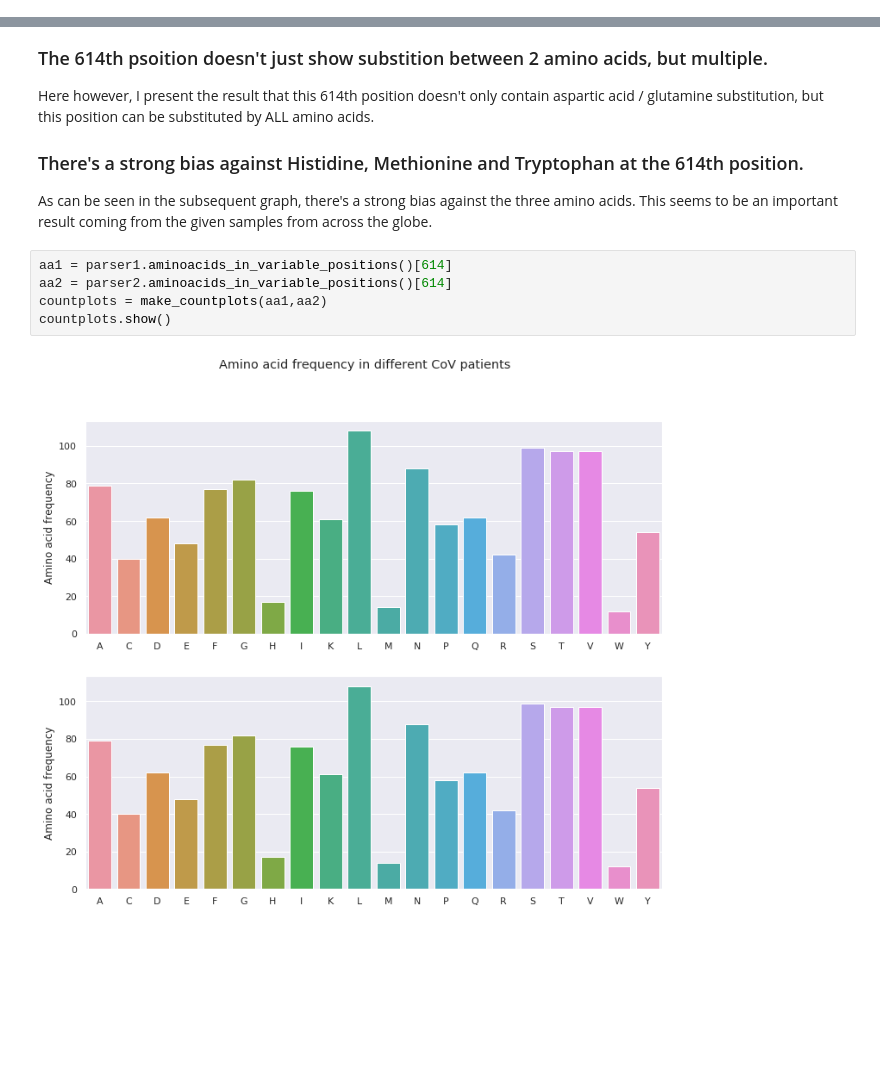
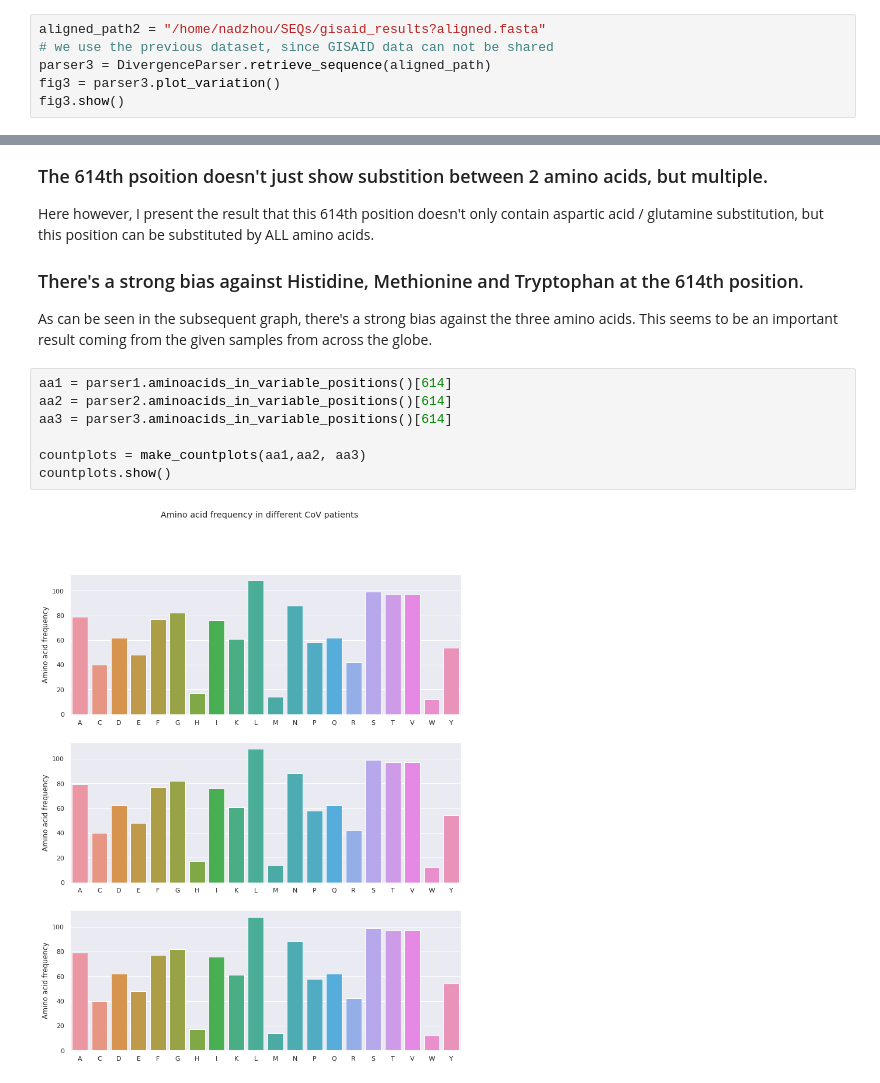
Before and after one commit to nadzhou/CoVPeek, a Jupyter notebook: notebooks/variation_parser.ipynb, the cells around one changed output, grey strips where cells are left out. Cells and saved outputs as stored; diff of their text form; blank space fills up the shorter version.

```diff
--- a/notebooks/variation_parser.ipynb
+++ b/notebooks/variation_parser.ipynb
@@ -48,3 +48,9 @@ fig2 = parser2.plot_variation()
 fig2.show()
 # %% [output]
 [figure]
+# %%
+aligned_path2 = "/home/nadzhou/SEQs/gisaid_results?aligned.fasta"
+# we use the previous dataset, since GISAID data can not be shared
+parser3 = DivergenceParser.retrieve_sequence(aligned_path)
+fig3 = parser3.plot_variation()
+fig3.show()
@@ -71,7 +79,9 @@ As can be seen in the subsequent graph, there's a strong bias against the three
 # %%
 aa1 = parser1.aminoacids_in_variable_positions()[614]
 aa2 = parser2.aminoacids_in_variable_positions()[614]
-countplots = make_countplots(aa1,aa2)
+aa3 = parser3.aminoacids_in_variable_positions()[614]
+
+countplots = make_countplots(aa1,aa2, aa3)
 countplots.show()
 # %% [output]
-[figure, old version]
+[figure, new version]
```
Also changed, not shown: parts of 2 cells of this notebook, 9 other files.
